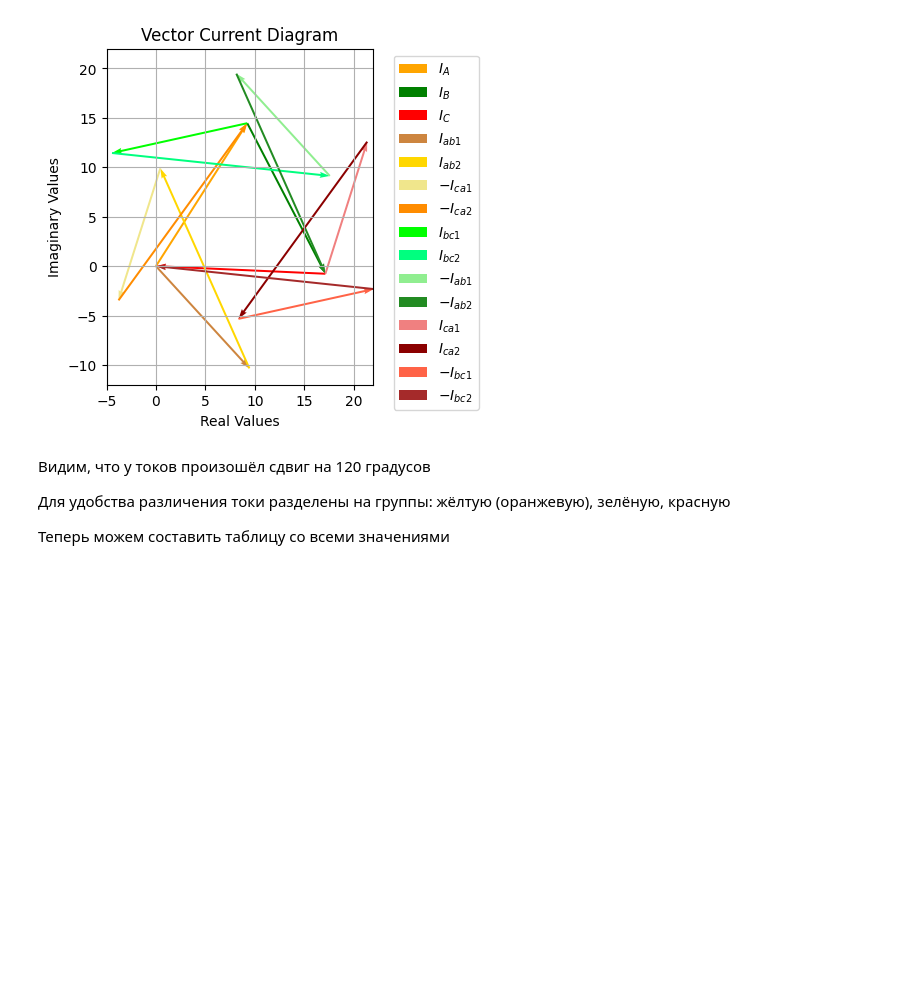
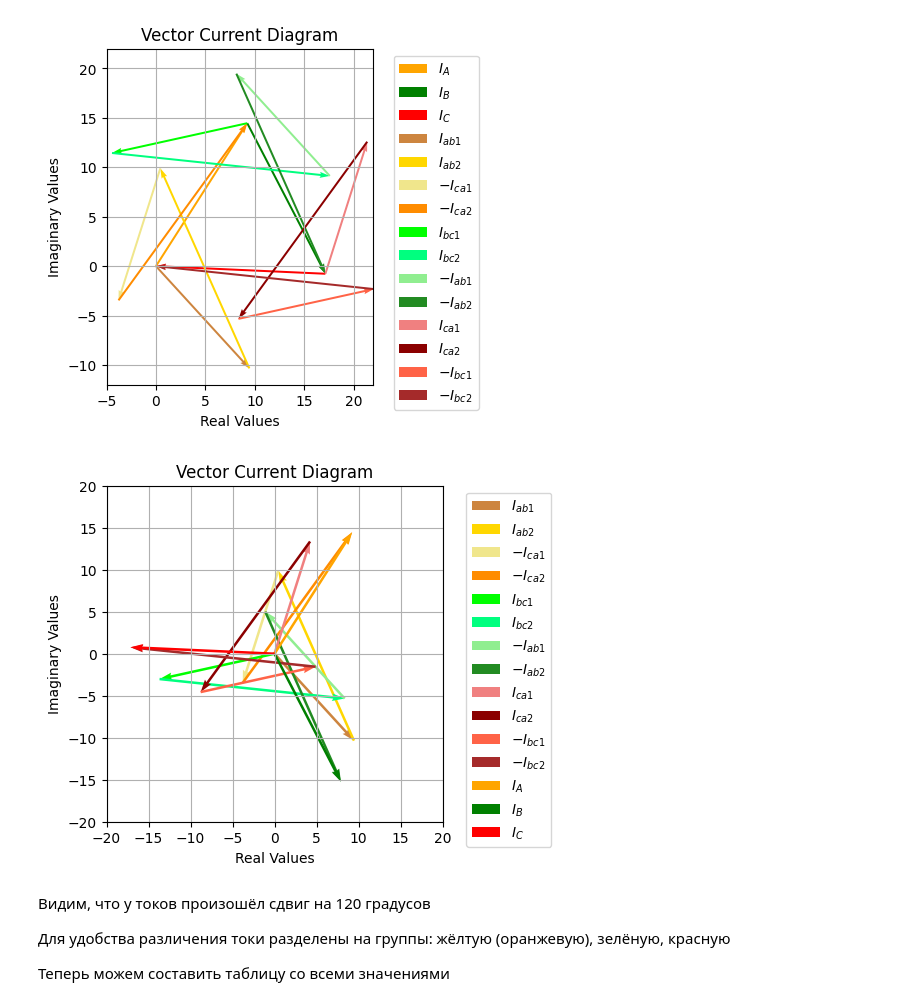
Before and after one commit to M007AX/Coursework-part-III-TBE, a Jupyter notebook: Курсовая_по_ТОЭ_3я_часть.ipynb, the cells around one changed output. Saved outputs shown, nothing was run; the diff lists cells and outputs as text; code cells hidden in the pictures; blank space fills up the shorter version.

```diff
--- a/Курсовая_по_ТОЭ_3я_часть.ipynb
+++ b/Курсовая_по_ТОЭ_3я_часть.ipynb
@@ -389,3 +415,33 @@ plt.subplots_adjust(left=0.15, right=0.85, top=0.85, bottom=0.15)
+# %%
+create_vector_diagram_no_text(CurrentsA)
+create_vector_diagram_no_text(CurrentsB)
+create_vector_diagram_no_text(CurrentsC)
+create_vector_diagram_no_text(Current_A)
+create_vector_diagram_no_text(Current_B)
+create_vector_diagram_no_text(Current_C)
+
+
+
+
+plt.tight_layout()
+plt.legend()
+plt.gca().set_aspect('equal', adjustable='box')
+plt.grid()
+
+plt.title("Vector Current Diagram")
+plt.xlabel("Real Values")
+plt.ylabel("Imaginary Values")
+
+plt.xlim(-20, 20)
+plt.ylim(-20, 20)
+
+plt.legend(bbox_to_anchor=(1.05, 1), loc='upper left')
+
+
+
+plt.subplots_adjust(left=0.15, right=0.85, top=0.85, bottom=0.15)
+# %% [output]
+[figure, added]
 # %% [markdown]
 Видим, что у токов произошёл сдвиг на 120 градусов
 
```
Also changed, not shown: parts of 25 cells of this notebook.
